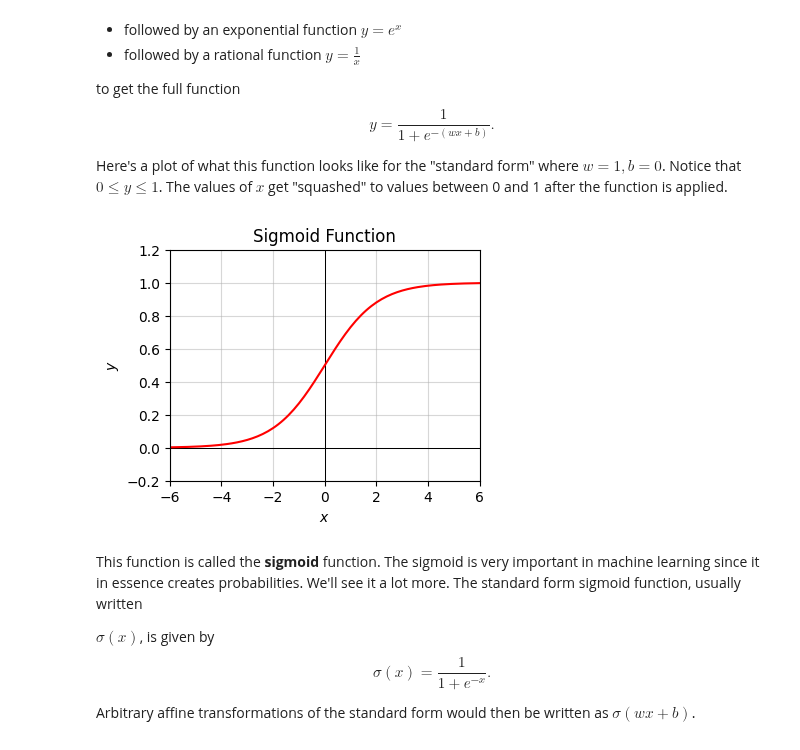
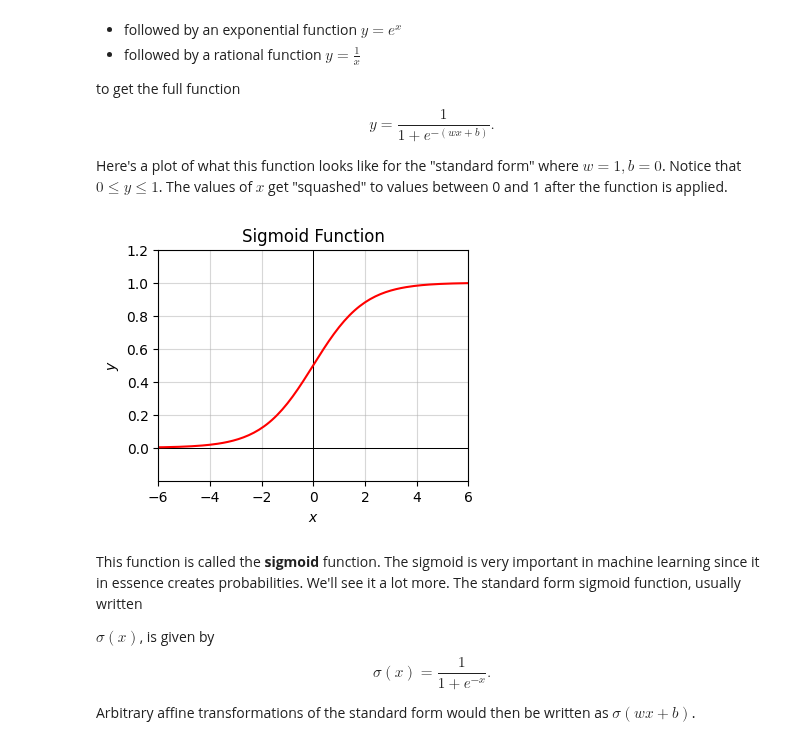
Before and after one commit to rkingery/ml-book, a Jupyter notebook: notebooks/basic-math.ipynb, the cells around one changed output. Cells and saved outputs as stored; diff of their text form; code cells hidden in the pictures.

```diff
--- a/notebooks/basic-math.ipynb
+++ b/notebooks/basic-math.ipynb
@@ -537,9 +536,9 @@ Here's a plot of what this function looks like for the "standard form" where $w=
 # %%
 x = np.arange(-10, 10, 0.1)
 f = lambda x:  1 / (1 + np.exp(-x))
-plot_function(x, f, xlim=(-6, 6), ylim=(-0.2, 1.2), set_ticks=False, title='Sigmoid Function')
+plot_function(x, f, xlim=(-6, 6), ylim=(-0.2, 1.2), ticks_every=[2, 0.2], title='Sigmoid Function')
 # %% [output]
-[figure, old version]
+[figure, new version]
 # %% [markdown]
 This function is called the **sigmoid** function. The sigmoid is very important in machine learning since it in essence creates probabilities. We'll see it a lot more. The standard form sigmoid function, usually written
 
```
Also changed, not shown: parts of 49 cells of this notebook, 12 other files.
